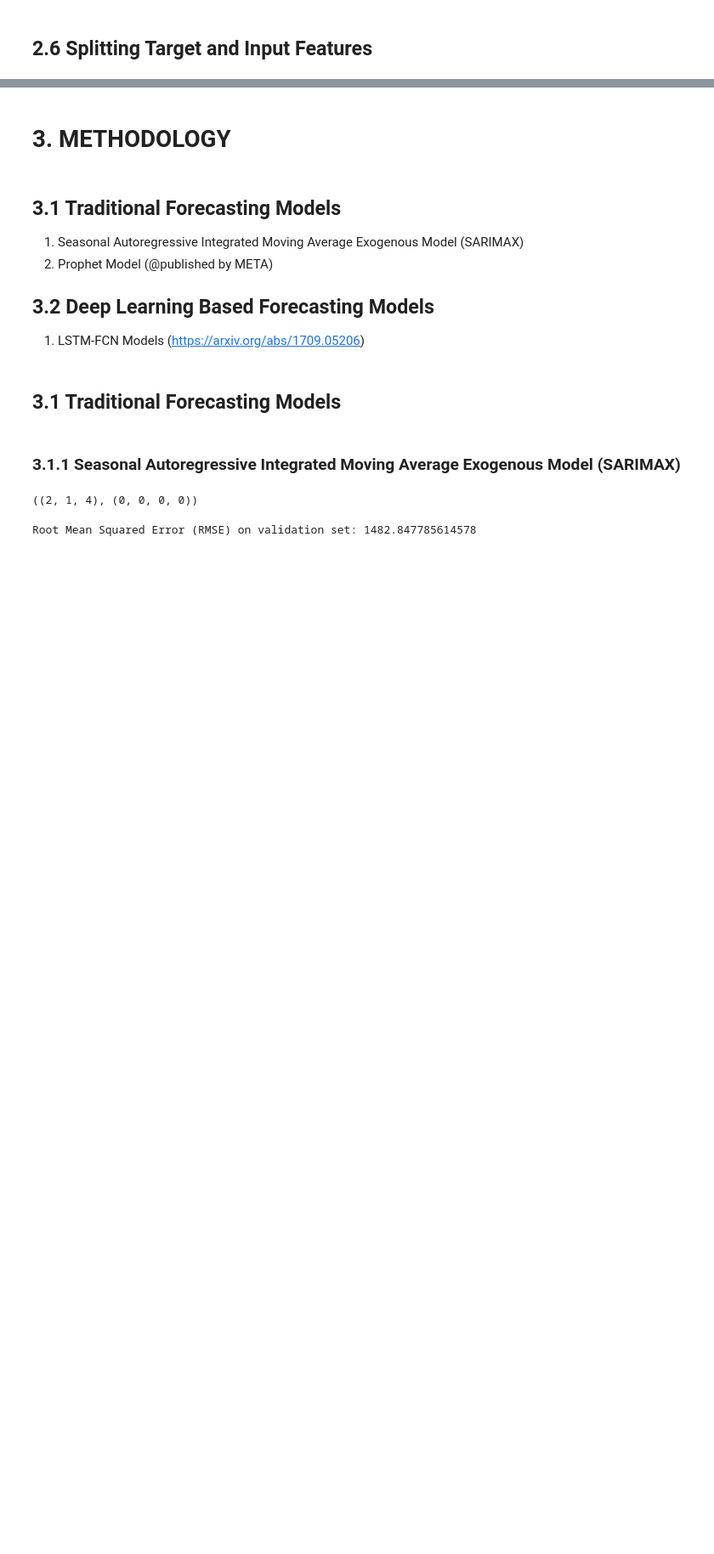
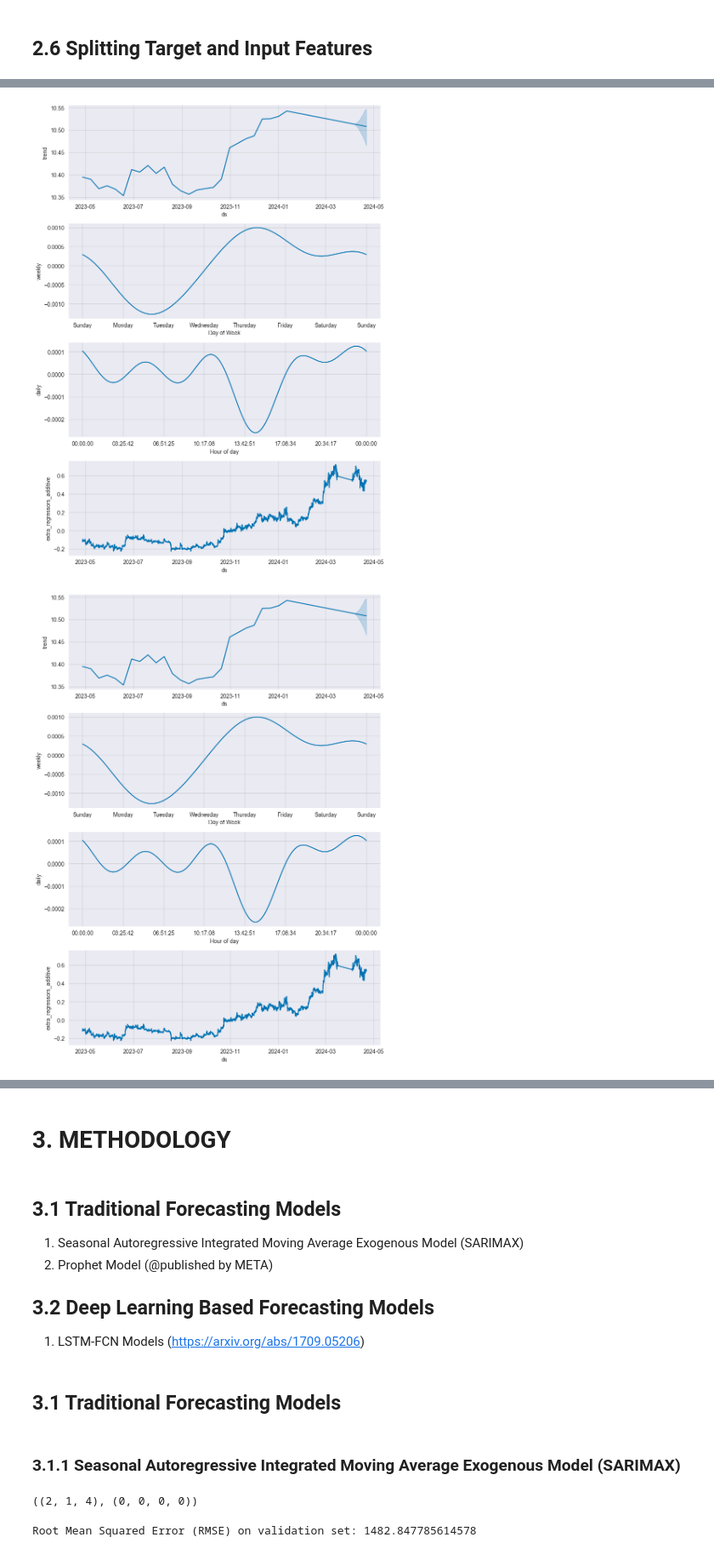
Before and after one commit to emrecobann/SurfingBTCWaves, a Jupyter notebook: SurfingBTC.ipynb, the cells around one changed output, grey strips where cells are left out. Shown at 85% size. Saved outputs shown, nothing was run; the diff lists cells and outputs as text; code cells hidden in the pictures; blank space fills up the shorter version.

```diff
--- a/SurfingBTC.ipynb
+++ b/SurfingBTC.ipynb
@@ -346,0 +448,5 @@ y_test = test_df['close']
+# %%
+prophet_model.plot_components(forecast_data)
+# %% [output]
+[figure, added]
+[figure, added]
```
Also changed, not shown: parts of 28 cells of this notebook.
